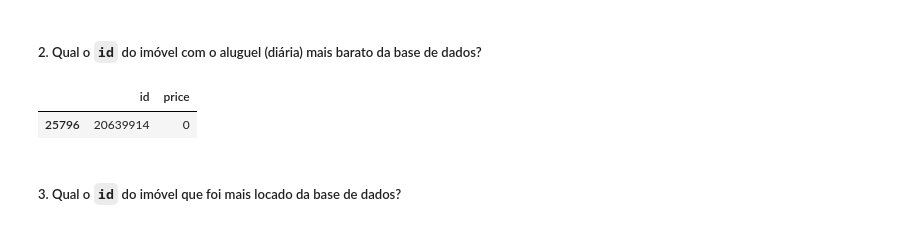
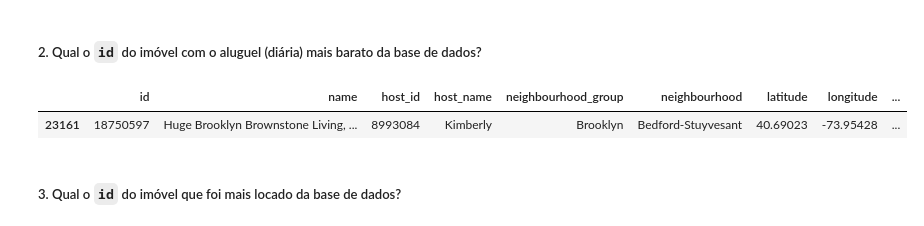
Before and after one commit to rafapires07/james_bauer_airbnb_ny, a Jupyter notebook: projeto_final_certificacao_aluno.ipynb, the cells around one changed output. Saved outputs shown, nothing was run; the diff lists cells and outputs as text; code cells hidden in the pictures.

```diff
--- a/projeto_final_certificacao_aluno.ipynb
+++ b/projeto_final_certificacao_aluno.ipynb
@@ -304,10 +382,10 @@ df[['id', 'price']].sort_values(by='price',ascending=False).head(1)
 # %% [markdown]
 ##### 2. Qual o `id` do imóvel com o aluguel (diária) mais barato da base de dados?
 # %%
-df[['id', 'price']].sort_values(by='price',ascending=True).head(1)
+df[df['price']==df['price'].min()].head(1)
 # %% [output]
-|  | id | price |
-| 25796 | 20639914 | 0 |
+|  | id | name | host_id | host_name | neighbourhood_group | neighbourhood | latitude | longitude | ... |
+| 23161 | 18750597 | Huge Brooklyn Brownstone Living, ... | 8993084 | Kimberly | Brooklyn | Bedford-Stuyvesant | 40.69023 | -73.95428 | ... |
 # %% [markdown]
 ##### 3. Qual o `id`  do imóvel que foi mais locado da base de dados?
 # %%
```
Also changed, not shown: parts of 46 cells of this notebook.
